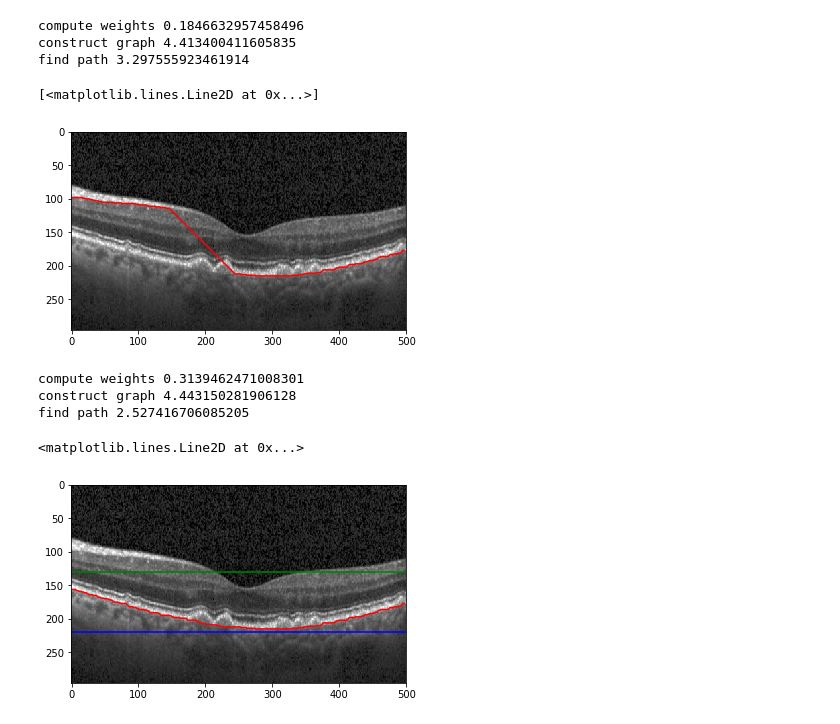
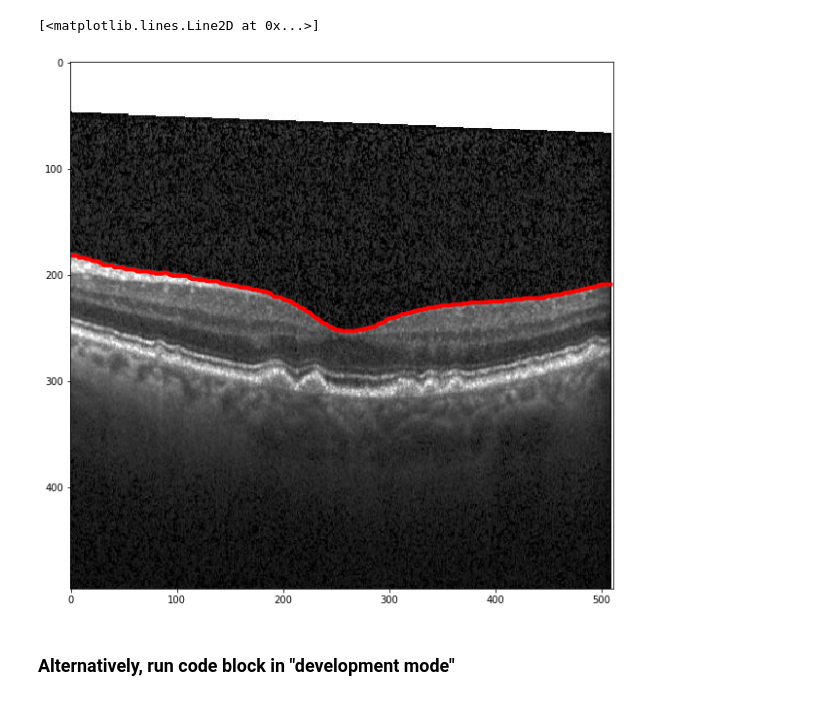
Before and after one commit to pangyuteng/closed-contour-segmentation-using-graph-theory, a Jupyter notebook: demo-segment-retinal-layers-with-graph-theory.ipynb, the cells around one changed output. Cells and saved outputs as stored; diff of their text form; code cells hidden in the pictures.

Commit message:
added example usage for segmentating layers in retina

```diff
--- a/demo-segment-retinal-layers-with-graph-theory.ipynb
+++ b/demo-segment-retinal-layers-with-graph-theory.ipynb
@@ -203,27 +50,14 @@ find path 3.419970989227295
-# %%
-indx,indy,inds = segment_layer(pimg,dark2bright=False)
-
-plt.imshow(img,cmap='gray')
-plt.plot(indy,indx,color='red')
-# %% [output]
-compute weights 0.1846632957458496
-construct graph 4.413400411605835
-find path 3.297555923461914
-[<matplotlib.lines.Line2D at 0x...>]
-[figure, removed]
-# %%
-# top layer (NFL) too bright, limit search zone
-ulim,llim=130,220
-indx,indy,inds = segment_layer(pimg,dark2bright=False,ulim=ulim,llim=llim)
-
-plt.imshow(img,cmap='gray')
-plt.plot(indy,indx,color='red')
-
-plt.axhline(ulim,color='green')
-plt.axhline(llim,color='blue')
-# %% [output]
-compute weights 0.3139462471008301
-construct graph 4.443150281906128
-find path 2.527416706085205
-<matplotlib.lines.Line2D at 0x...>
-[figure, removed]
+# %%
+input_image = imageio.imread('sample.jpg')
+with open('out.yml','r') as f:
+    coord = json.loads(f.read())
+
+plt.figure(figsize=(10,15))
+plt.imshow(input_image)
+# plot axis oddness when used with imshow
+plt.plot(coord['y'],coord['x'],color='red',linewidth=4)
+# %% [output]
+[<matplotlib.lines.Line2D at 0x...>]
+[figure, added]
+# %% [markdown]
+### Alternatively, run code block in "development mode"
```
Also changed, not shown: parts of 14 cells of this notebook, 3 other files.
